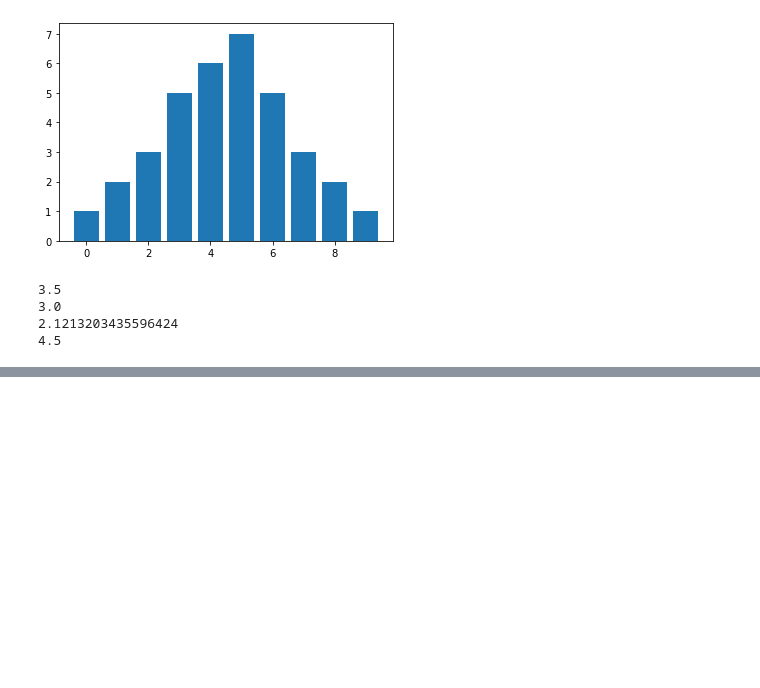
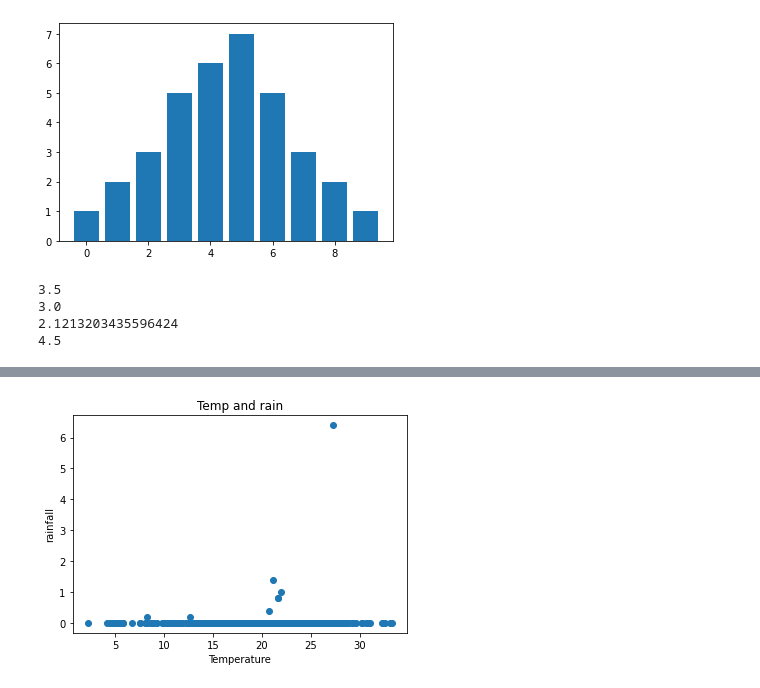
Before and after one commit to lkarjun/data-science-from-scratch, a Jupyter notebook: ChapterFive/Statistics.ipynb, the cells around one changed output, grey strips where cells are left out. Saved outputs shown, nothing was run; the diff lists cells and outputs as text; code cells hidden in the pictures; blank space fills up the shorter version.

```diff
--- a/ChapterFive/Statistics.ipynb
+++ b/ChapterFive/Statistics.ipynb
@@ -211,0 +285,8 @@ print(3.5 - 4.242)
+# %%
+plt.scatter(temp, rain)
+plt.title('Temp and rain')
+plt.xlabel('Temperature')
+plt.ylabel('rainfall')
+plt.show()
+# %% [output]
+[figure, added]
```
Also changed, not shown: parts of 20 cells of this notebook, 1 other file.
